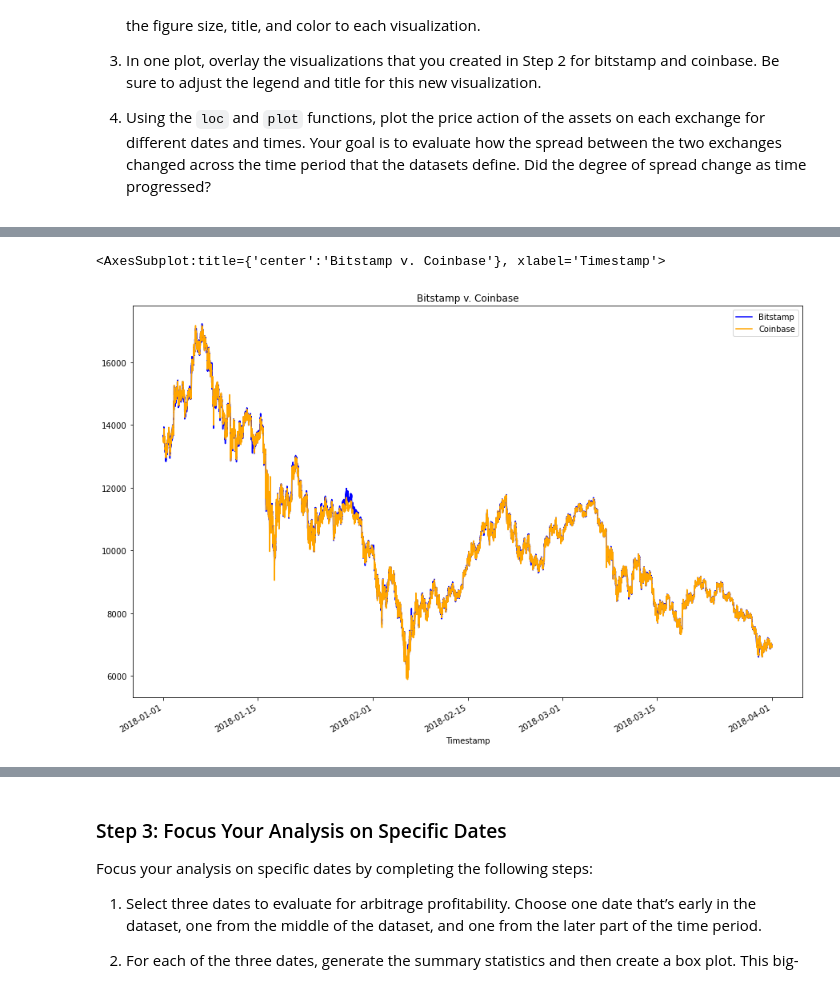
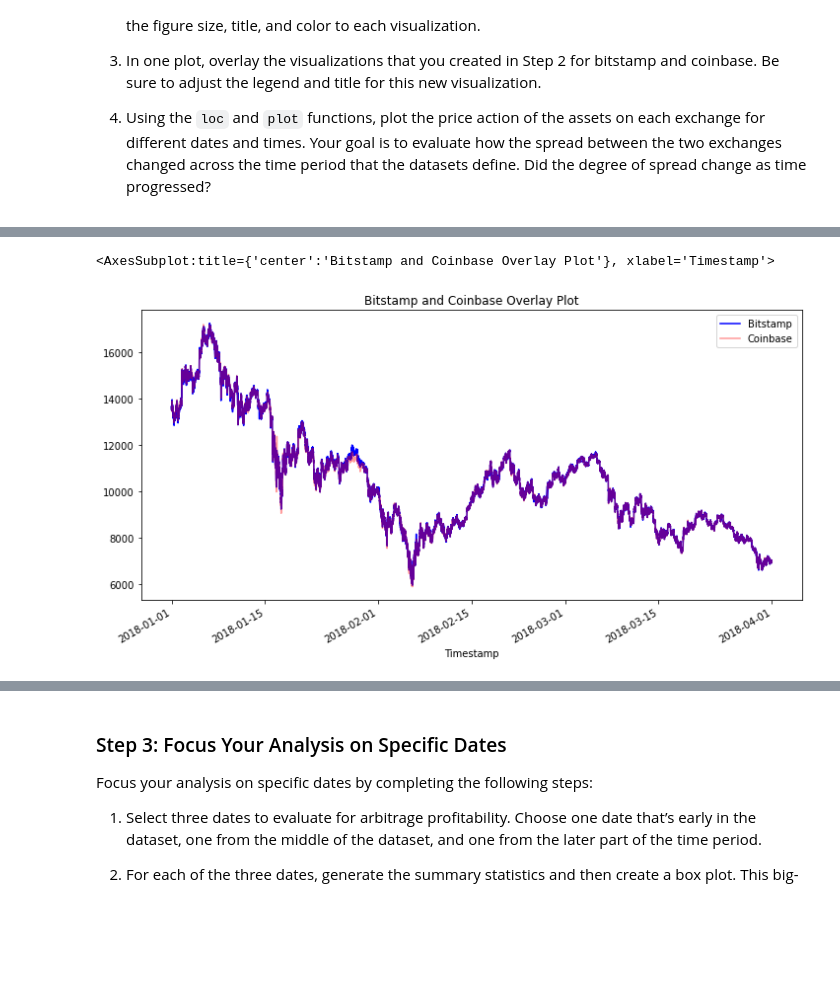
Before and after one commit to Malik-Gerald/Fintech-Module-3-Challenge, a Jupyter notebook: crypto_arbitrage.ipynb, the cells around one changed output, grey strips where cells are left out. Cells and saved outputs as stored; diff of their text form; code cells hidden in the pictures; blank space fills up the shorter version.

```diff
--- a/crypto_arbitrage.ipynb
+++ b/crypto_arbitrage.ipynb
@@ -133,6 +134,7 @@ bitstamp_df["Close"] = bitstamp_df["Close"].str.replace("$","")
 # %%
 # Convert the Close data type to a float
 # YOUR CODE HERE
+bitstamp_df.loc[:, "Close"] = bitstamp_df.loc[:, "Close"].astype("float")
 # %% [markdown]
 ### Step 4: Review the data for duplicated values, and drop them if necessary.
 # %%
@@ -143,3 +151,13 @@ bitstamp_df["Close"] = bitstamp_df["Close"].str.replace("$","")
 # %%
 # Repeat Steps 1–4 for the coinbase DataFrame
 # YOUR CODE HERE
+coinbase_df = coinbase_df.dropna()
+coinbase_df
+coinbase_df["Close"] = coinbase_df["Close"].str.replace("$","")
+
+coinbase_df.loc[:, "Close"] = coinbase_df.loc[:, "Close"].astype("float")
+
+coinbase_df.duplicated()
+coinbase_df.duplicated().sum()
+# coinbase_df = coinbase_df.drop_duplicates()
+# coinbase_df.head()
@@ -246,11 +281,19 @@ Sort through the time series data associated with the bitstamp and coinbase Data
 # %%
 # Overlay the visualizations for the bitstamp and coinbase DataFrames in one plot
 # The plot should visualize the prices over the full lenth of the dataset
 # Be sure to include the parameters: legend, figure size, title, and color and label
 # YOUR CODE HERE
+# import matplotlib.pyplot as plt
+
+bitstamp_df['Close'].plot(legend=True, figsize=(12, 6), title="Bitstamp and Coinbase Overlay Plot", color="Blue", label="Bitstamp")
+coinbase_df['Close'].plot(legend=True,figsize=(12, 6), color="red",alpha=0.4, label="Coinbase")
+
+# plt.line(bitstamp_df["Close"], label='Bitstamp')
+# plt.line(coinbase_df["Close"], label='Coinbase')
+# plt.show()
 # %% [output]
-<AxesSubplot:title={'center':'Bitstamp v. Coinbase'}, xlabel='Timestamp'>
+<AxesSubplot:title={'center':'Bitstamp and Coinbase Overlay Plot'}, xlabel='Timestamp'>
-[figure, old version]
+[figure, new version]
 # %%
 # Using the loc and plot functions, create an overlay plot that visualizes
 # the price action of both DataFrames for a one month period early in the dataset
```
Also changed, not shown: parts of 53 cells of this notebook, 1 other file.
